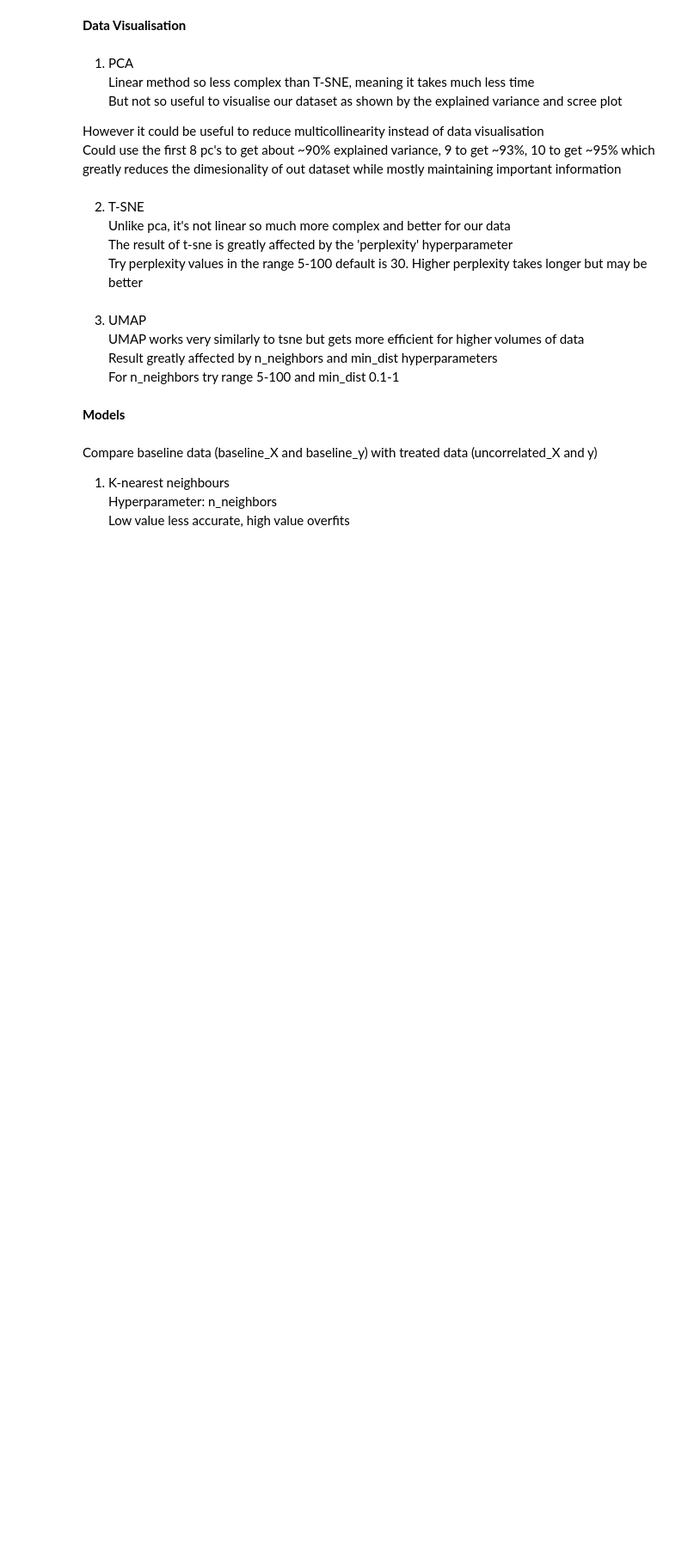
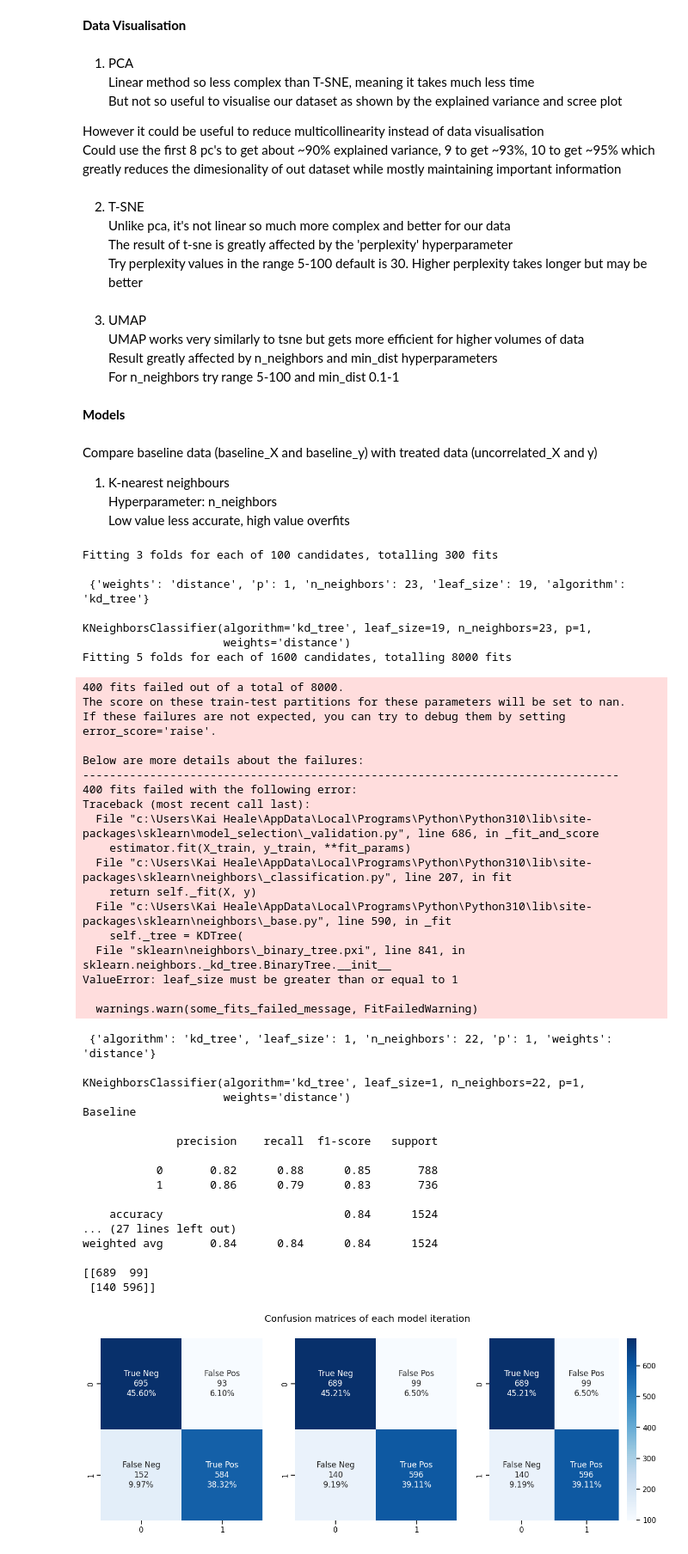
Before and after one commit to williamhenderson02/ML-Coursework-2022, a Jupyter notebook: coursework.ipynb, the cells around one changed output. Shown: that part at 86% size. Drawn from its saved outputs; the diff is of its cells as text; code cells hidden in the pictures; blank space fills up the shorter version.

```diff
--- a/coursework.ipynb
+++ b/coursework.ipynb
@@ -651,14 +683,13 @@ for i in range(len(n_neighbours)):
 # hyperparameters
 n_neighbors = list(range(1,30))
 weights = ['uniform','distance']
-algorithm = ['auto', 'ball_tree', 'kd_tree', 'brute']
 leaf_size = list(range(1,50))
 p = [1,2]
 
 # create dictionary
 random_grid = {'n_neighbors': n_neighbors,
                'weights': weights,
-               'algorithm': algorithm,
+               'algorithm': ['kd_tree'],
                'leaf_size': leaf_size,
                'p': p}
 
@@ -687,7 +718,7 @@ best_random_pred = best_random_knn.predict(X_test)
 param_grid = {
     'n_neighbors': list(range((best_random_values['n_neighbors']-20),(best_random_values['n_neighbors']+20))),
     'weights': [best_random_values['weights']],
-    'algorithm': [best_random_values['algorithm']],
+    'algorithm': ['kd_tree'],
     'leaf_size': list(range((best_random_values['leaf_size']-20),(best_random_values['leaf_size']+20))),
     'p': [best_random_values['p']]
 }
@@ -736,33 +767,77 @@ cf_matrix_2 = confusion_matrix(y_test, best_random_pred)
 print(cf_matrix_2)
 
 group_counts = ["{0:0.0f}".format(value) for value in
                 cf_matrix_2.flatten()]
 group_percentages = ["{0:.2%}".format(value) for value in
                      cf_matrix_2.flatten()/np.sum(cf_matrix_2)]
 labels = [f"{v1}\n{v2}\n{v3}" for v1, v2, v3 in
           zip(group_names,group_counts,group_percentages)]
 labels = np.asarray(labels).reshape(2,2)
 
 ax = sns.heatmap(cf_matrix_2, annot = labels,fmt = '', cmap = 'Blues', ax = axes[1],cbar = False)
 
 print("Grid Search\n")
 print(classification_report(y_test,best_refined_pred))
 
 cf_matrix_3 = confusion_matrix(y_test, best_refined_pred)
 
 print(cf_matrix_3)
 
 group_counts = ["{0:0.0f}".format(value) for value in
                 cf_matrix_3.flatten()]
 group_percentages = ["{0:.2%}".format(value) for value in
                      cf_matrix_3.flatten()/np.sum(cf_matrix_3)]
 labels = [f"{v1}\n{v2}\n{v3}" for v1, v2, v3 in
           zip(group_names,group_counts,group_percentages)]
 labels = np.asarray(labels).reshape(2,2)
 
 ax = sns.heatmap(cf_matrix_3, annot = labels,fmt = '', cmap = 'Blues', ax = axes[2])
 
 plt.savefig("Images/KNN/Confusion Matrix.png")
+# %% [output]
+Fitting 3 folds for each of 100 candidates, totalling 300 fits
+
+ {'weights': 'distance', 'p': 1, 'n_neighbors': 23, 'leaf_size': 19, 'algorithm': 'kd_tree'}
+
+KNeighborsClassifier(algorithm='kd_tree', leaf_size=19, n_neighbors=23, p=1,
+                     weights='distance')
+Fitting 5 folds for each of 1600 candidates, totalling 8000 fits
+400 fits failed out of a total of 8000.
+The score on these train-test partitions for these parameters will be set to nan.
+If these failures are not expected, you can try to debug them by setting error_score='raise'.
+
+Below are more details about the failures:
+--------------------------------------------------------------------------------
+400 fits failed with the following error:
+Traceback (most recent call last):
+  File "c:\Users\Kai Heale\AppData\Local\Programs\Python\Python310\lib\site-packages\sklearn\model_selection\_validation.py", line 686, in _fit_and_score
+    estimator.fit(X_train, y_train, **fit_params)
+  File "c:\Users\Kai Heale\AppData\Local\Programs\Python\Python310\lib\site-packages\sklearn\neighbors\_classification.py", line 207, in fit
+    return self._fit(X, y)
+  File "c:\Users\Kai Heale\AppData\Local\Programs\Python\Python310\lib\site-packages\sklearn\neighbors\_base.py", line 590, in _fit
+    self._tree = KDTree(
+  File "sklearn\neighbors\_binary_tree.pxi", line 841, in sklearn.neighbors._kd_tree.BinaryTree.__init__
+ValueError: leaf_size must be greater than or equal to 1
+
+  warnings.warn(some_fits_failed_message, FitFailedWarning)
+ {'algorithm': 'kd_tree', 'leaf_size': 1, 'n_neighbors': 22, 'p': 1, 'weights': 'distance'}
+
+KNeighborsClassifier(algorithm='kd_tree', leaf_size=1, n_neighbors=22, p=1,
+                     weights='distance')
+Baseline
+
+              precision    recall  f1-score   support
+
+           0       0.82      0.88      0.85       788
+           1       0.86      0.79      0.83       736
+
+    accuracy                           0.84      1524
+... (27 lines left out)
+weighted avg       0.84      0.84      0.84      1524
+
+[[689  99]
+ [140 596]]
+[figure, added]
 # %%
 # RFC n_estimators hyperparameter exploration
 
```
Also changed, not shown: parts of 4 cells of this notebook, 4 other files.
